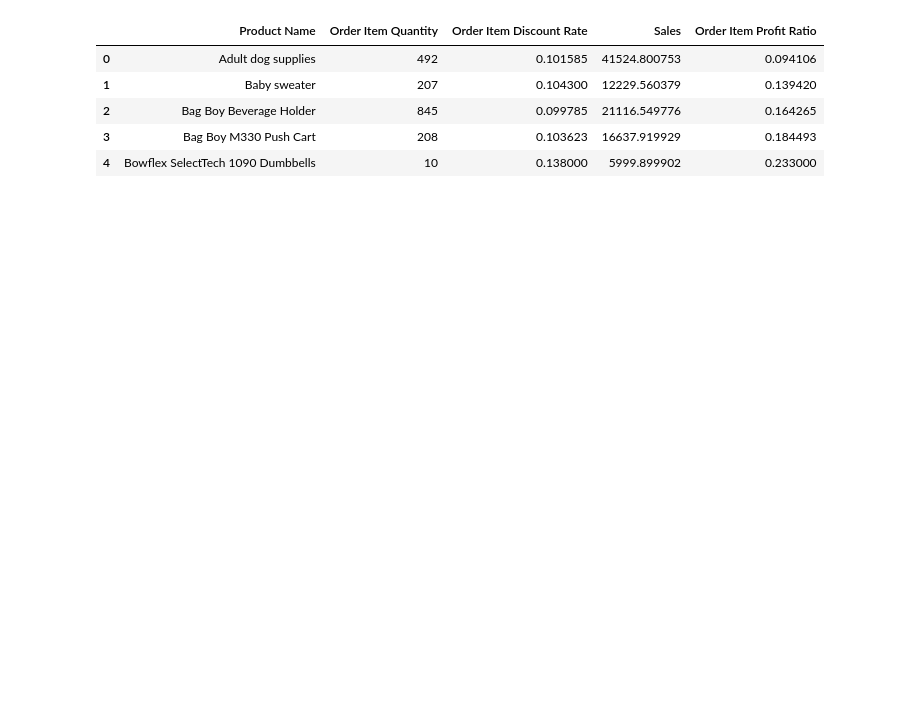
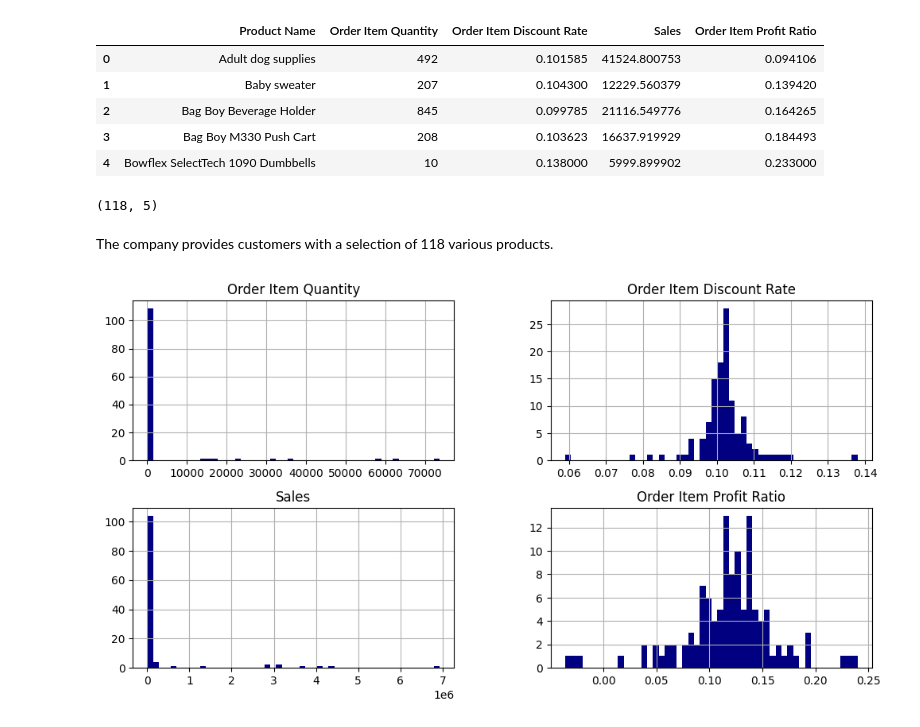
Before and after one commit to emirhansilsupur/supply-chain-analytics-forecasting, a Jupyter notebook: SC_Analytics_Forecasting.ipynb, the cells around one changed output. Drawn from its saved outputs; the diff is of its cells as text; code cells hidden in the pictures; blank space fills up the shorter version.

```diff
--- a/SC_Analytics_Forecasting.ipynb
+++ b/SC_Analytics_Forecasting.ipynb
@@ -621,3 +626,13 @@ df_clustering_agg.head()
 | 2 | Bag Boy Beverage Holder | 845 | 0.099785 | 21116.549776 | 0.164265 |
 | 3 | Bag Boy M330 Push Cart | 208 | 0.103623 | 16637.919929 | 0.184493 |
 | 4 | Bowflex SelectTech 1090 Dumbbells | 10 | 0.138000 | 5999.899902 | 0.233000 |
+# %%
+df_clustering_agg.shape
+# %% [output]
+(118, 5)
+# %% [markdown]
+The company provides customers with a selection of 118 various products.
+# %%
+df_clustering_agg.hist(figsize=(12,6),bins=50,color='navy');
+# %% [output]
+[figure, added]
```
Also changed, not shown: parts of 4 cells of this notebook.
